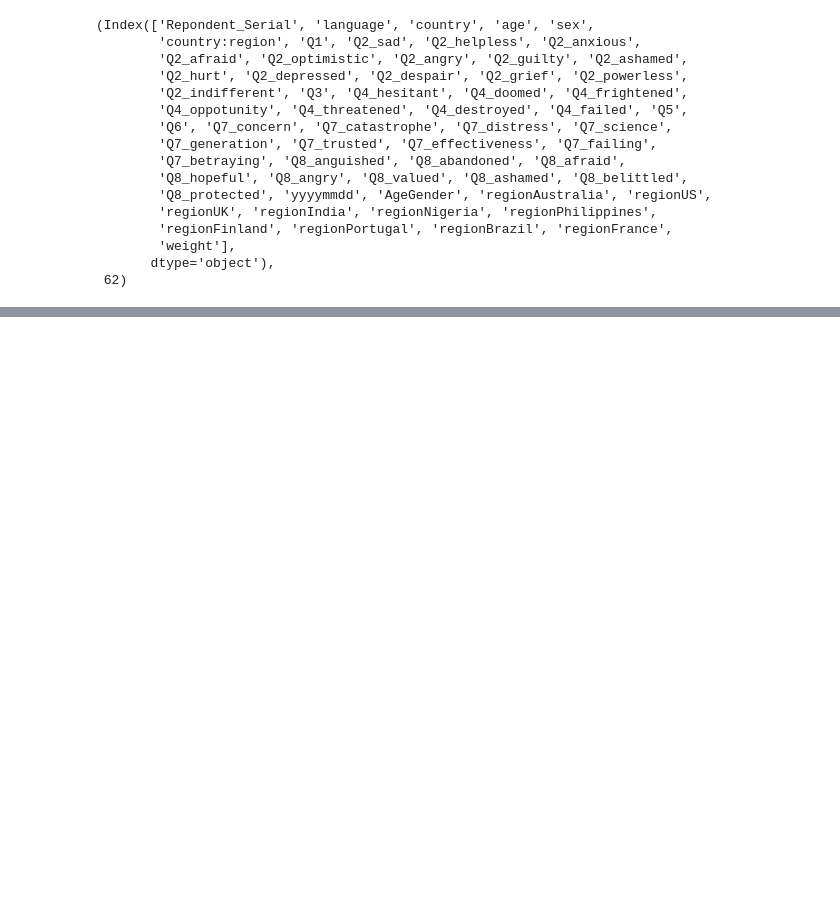
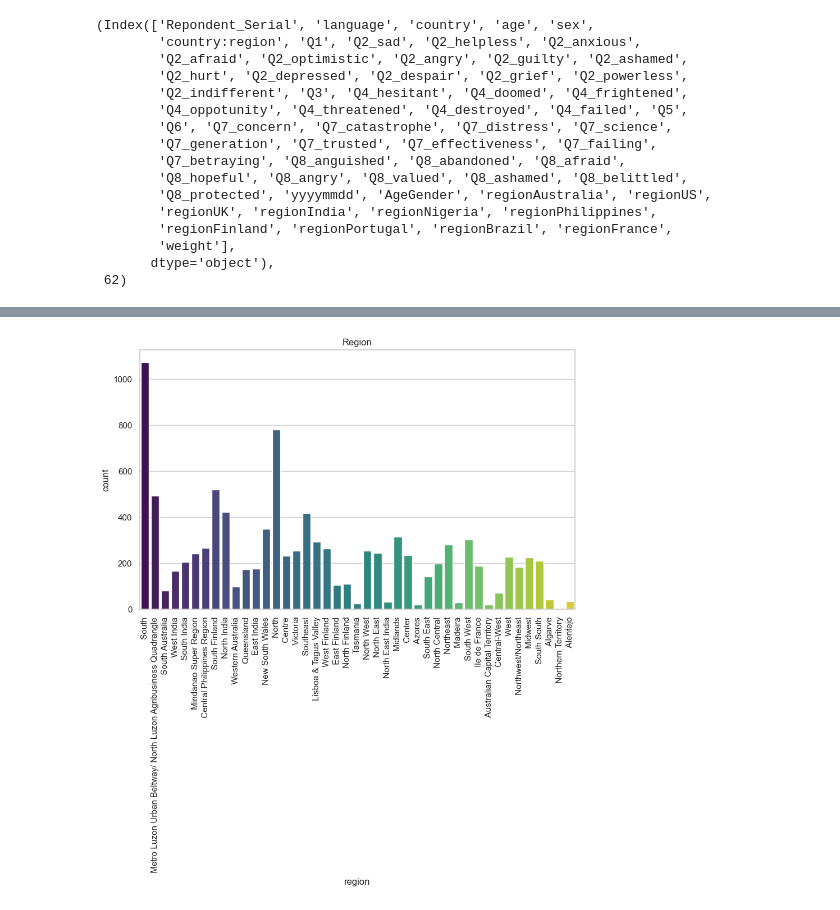
Before and after one commit to jack-rutherford/Climate_Anxiety, a Jupyter notebook: climate_anxiety.ipynb, the cells around one changed output, grey strips where cells are left out. Saved outputs shown, nothing was run; the diff lists cells and outputs as text; code cells hidden in the pictures; blank space fills up the shorter version.

Commit message:
A litte bit of data exploration

```diff
--- a/climate_anxiety.ipynb
+++ b/climate_anxiety.ipynb
@@ -85,3 +103,9 @@ df.columns, len(df.columns)
         'weight'],
        dtype='object'),
  62)
+# %%
+# Drop all of the region columns
+# Make a new region column that splits the country:region column by ':'
+df['region'] = df['country:region'].str.split(':').str[1]
+df = df.drop(columns=['regionAustralia', 'regionUS', 'regionUK', 'regionIndia', 'regionNigeria', 'regionPhilippines', 'regionFinland', 'regionPortugal', 'regionBrazil', 'regionFrance'])
+df.columns, len(df.columns)
@@ -87,0 +126,13 @@ df.columns, len(df.columns)
+# %%
+# Make a standard colormap for the region column
+
+
+sns.set_theme(style='whitegrid')
+plt.figure(figsize=(10, 6))
+sns.countplot(x='region', data=df, hue='region', palette='viridis', legend=False)
+# Rotate the x-axis labels
+plt.xticks(rotation=90)
+plt.title('Region')
+plt.show()
+# %% [output]
+[figure, added]
```
Also changed, not shown: parts of 3 cells of this notebook.
